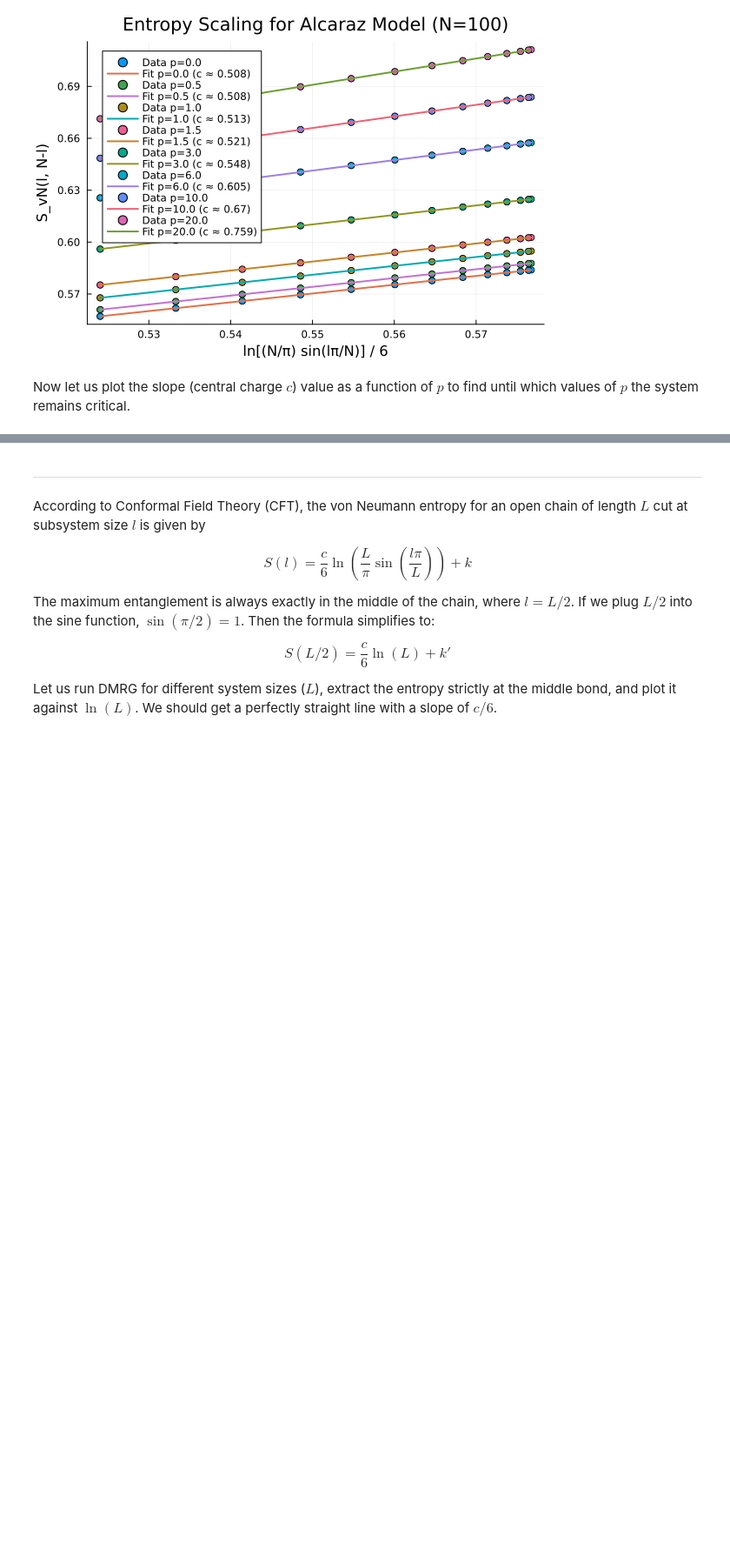
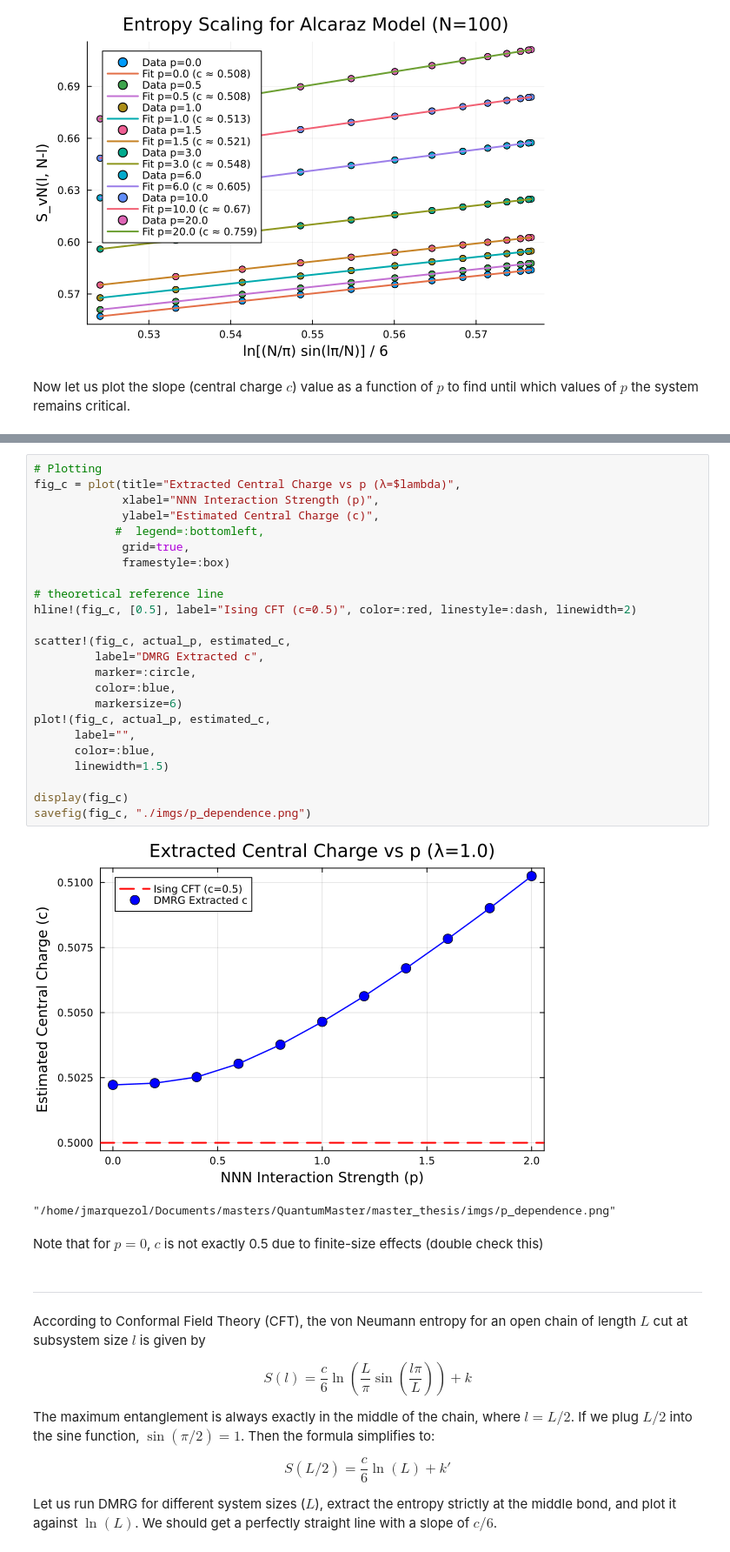
Before and after one commit to jmarquezol/QuantumMaster, a Jupyter notebook: master_thesis/6_CFT_GS_prediction.ipynb, the cells around one changed output, grey strips where cells are left out. Shown at 87% size. Cells and saved outputs as stored; diff of their text form; blank space fills up the shorter version.

```diff
--- a/master_thesis/6_CFT_GS_prediction.ipynb
+++ b/master_thesis/6_CFT_GS_prediction.ipynb
@@ -243,3 +216,32 @@ Note that for $p=0$, $c$ is not exactly 0.5 due to finite-size effects (double c
+# %%
+# Plotting
+fig_c = plot(title="Extracted Central Charge vs p (λ=$lambda)",
+             xlabel="NNN Interaction Strength (p)",
+             ylabel="Estimated Central Charge (c)",
+            #  legend=:bottomleft,
+             grid=true,
+             framestyle=:box)
+
+# theoretical reference line
+hline!(fig_c, [0.5], label="Ising CFT (c=0.5)", color=:red, linestyle=:dash, linewidth=2)
+
+scatter!(fig_c, actual_p, estimated_c,
+         label="DMRG Extracted c",
+         marker=:circle,
+         color=:blue,
+         markersize=6)
+plot!(fig_c, actual_p, estimated_c,
+      label="",
+      color=:blue,
+      linewidth=1.5)
+
+display(fig_c)
+savefig(fig_c, "./imgs/p_dependence.png")
+# %% [output]
+[figure, added]
+"/home/jmarquezol/Documents/masters/QuantumMaster/master_thesis/imgs/p_dependence.png"
+# %% [markdown]
+Note that for $p=0$, $c$ is not exactly 0.5 due to finite-size effects (double check this)
 # %% [markdown]
 ---
 
```
Also changed, not shown: parts of 5 cells of this notebook, 2 other files.
